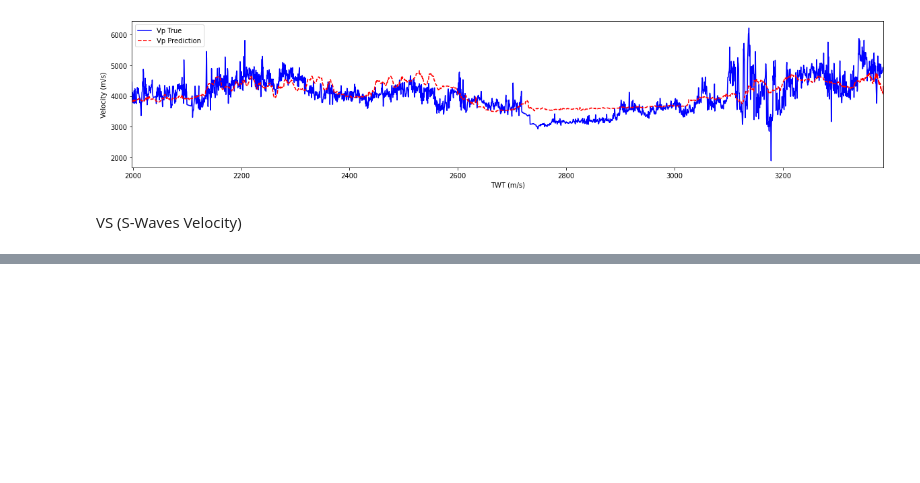
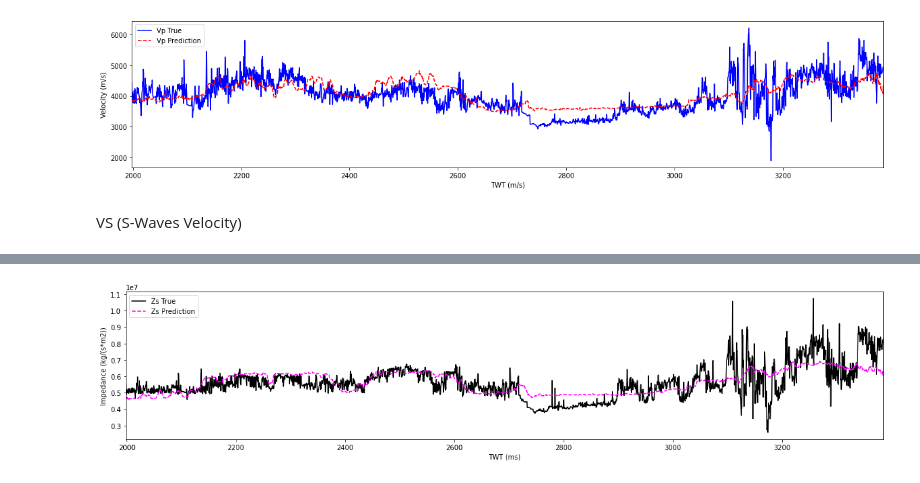
Before and after one commit to Dnbg1982/Oil-Gas-Projects, a Jupyter notebook: Exploration/Notebooks/Seismic_Inversion.ipynb, the cells around one changed output, grey strips where cells are left out. Saved outputs shown, nothing was run; the diff lists cells and outputs as text; code cells hidden in the pictures; blank space fills up the shorter version.

```diff
--- a/Exploration/Notebooks/Seismic_Inversion.ipynb
+++ b/Exploration/Notebooks/Seismic_Inversion.ipynb
@@ -436,0 +484,15 @@ plt.legend()
+# %%
+# Zs (S-impedance * RHOB) Validation Data VS. Predicted
+Zs_valid = Y_valid['vs'] * Y_valid['rhob'] * 1000
+Zs_predict = predict_vs_inv * predict_rhob_inv * 1000
+
+plt.figure(figsize = (20,4))
+plt.plot(well_27['twt'],Zs_valid, color='black', label = 'Zs True')
+plt.plot(well_27['twt'],Zs_predict, '--', color = 'magenta', label = 'Zs Prediction')
+
+plt.xlim(min(well_27['twt']), max(well_27['twt']))
+plt.xlabel('TWT (ms)')
+plt.ylabel('Impedance (kg/(s*m2))')
+plt.legend();
+# %% [output]
+[figure, added]
```
Also changed, not shown: parts of 14 cells of this notebook.
